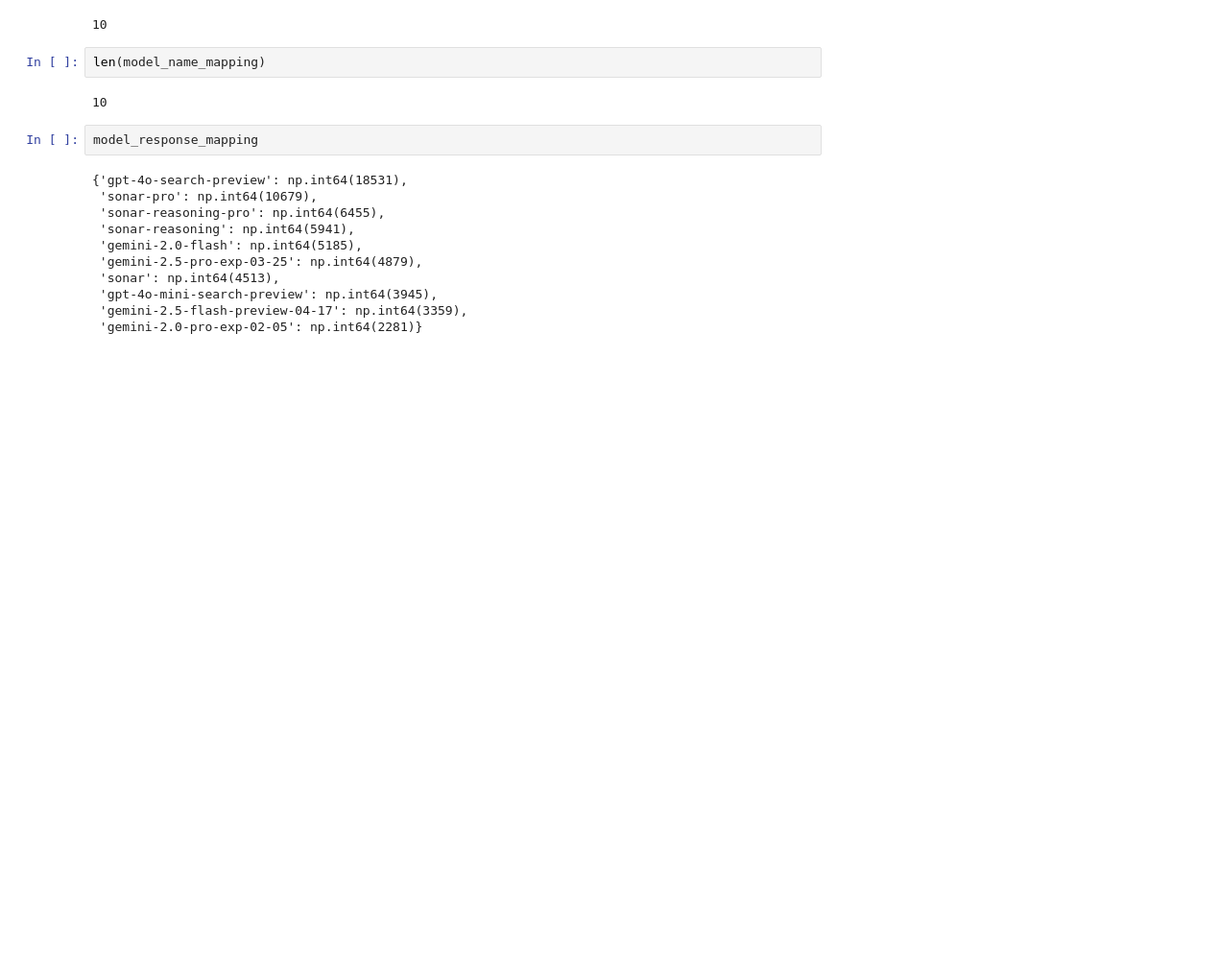
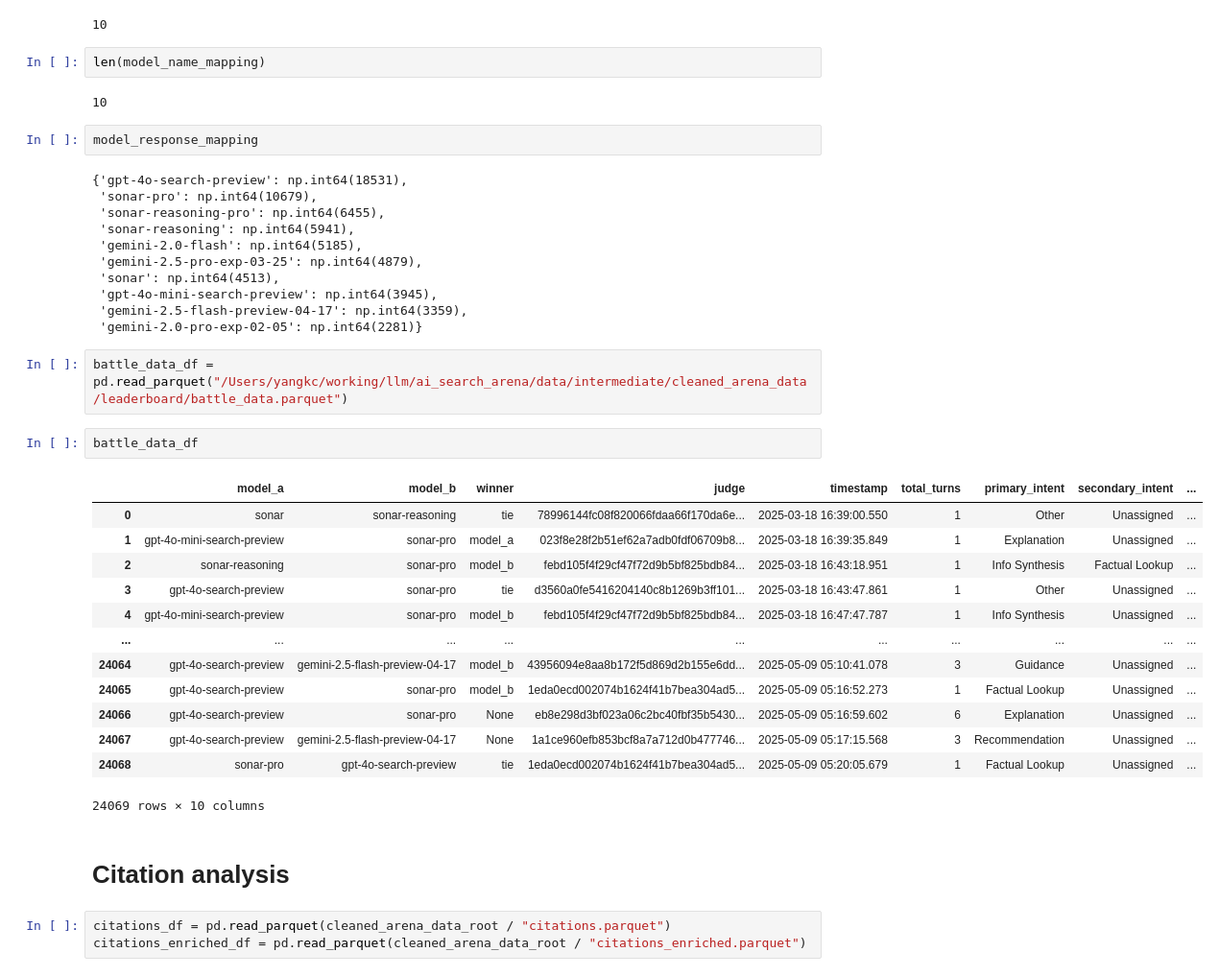
Before and after one commit to yang3kc/ai_search_arena, a Jupyter notebook: notebooks/check_cleaned_data.ipynb, the cells around one changed output. Shown at 96% size. Cells and saved outputs as stored; diff of their text form; blank space fills up the shorter version.

```diff
--- a/notebooks/check_cleaned_data.ipynb
+++ b/notebooks/check_cleaned_data.ipynb
@@ -165,3 +165,26 @@ model_response_mapping
  'gpt-4o-mini-search-preview': np.int64(3945),
  'gemini-2.5-flash-preview-04-17': np.int64(3359),
  'gemini-2.0-pro-exp-02-05': np.int64(2281)}
+# %%
+battle_data_df = pd.read_parquet("/Users/yangkc/working/llm/ai_search_arena/data/intermediate/cleaned_arena_data/leaderboard/battle_data.parquet")
+# %%
+battle_data_df
+# %% [output]
+|  | model_a | model_b | winner | judge | timestamp | total_turns | primary_intent | secondary_intent | ... |
+| 0 | sonar | sonar-reasoning | tie | 78996144fc08f820066fdaa66f170da6e... | 2025-03-18 16:39:00.550 | 1 | Other | Unassigned | ... |
+| 1 | gpt-4o-mini-search-preview | sonar-pro | model_a | 023f8e28f2b51ef62a7adb0fdf06709b8... | 2025-03-18 16:39:35.849 | 1 | Explanation | Unassigned | ... |
+| 2 | sonar-reasoning | sonar-pro | model_b | febd105f4f29cf47f72d9b5bf825bdb84... | 2025-03-18 16:43:18.951 | 1 | Info Synthesis | Factual Lookup | ... |
+| 3 | gpt-4o-search-preview | sonar-pro | tie | d3560a0fe5416204140c8b1269b3ff101... | 2025-03-18 16:43:47.861 | 1 | Other | Unassigned | ... |
+| 4 | gpt-4o-mini-search-preview | sonar-pro | model_b | febd105f4f29cf47f72d9b5bf825bdb84... | 2025-03-18 16:47:47.787 | 1 | Info Synthesis | Unassigned | ... |
+| ... | ... | ... | ... | ... | ... | ... | ... | ... | ... |
+| 24064 | gpt-4o-search-preview | gemini-2.5-flash-preview-04-17 | model_b | 43956094e8aa8b172f5d869d2b155e6dd... | 2025-05-09 05:10:41.078 | 3 | Guidance | Unassigned | ... |
+| 24065 | gpt-4o-search-preview | sonar-pro | model_b | 1eda0ecd002074b1624f41b7bea304ad5... | 2025-05-09 05:16:52.273 | 1 | Factual Lookup | Unassigned | ... |
+| 24066 | gpt-4o-search-preview | sonar-pro | None | eb8e298d3bf023a06c2bc40fbf35b5430... | 2025-05-09 05:16:59.602 | 6 | Explanation | Unassigned | ... |
+| 24067 | gpt-4o-search-preview | gemini-2.5-flash-preview-04-17 | None | 1a1ce960efb853bcf8a7a712d0b477746... | 2025-05-09 05:17:15.568 | 3 | Recommendation | Unassigned | ... |
+| 24068 | sonar-pro | gpt-4o-search-preview | tie | 1eda0ecd002074b1624f41b7bea304ad5... | 2025-05-09 05:20:05.679 | 1 | Factual Lookup | Unassigned | ... |
+24069 rows × 10 columns
+# %% [markdown]
+# Citation analysis
+# %%
+citations_df = pd.read_parquet(cleaned_arena_data_root / "citations.parquet")
+citations_enriched_df = pd.read_parquet(cleaned_arena_data_root / "citations_enriched.parquet")
```
Also changed, not shown: parts of 2 cells of this notebook, 8 other files.
